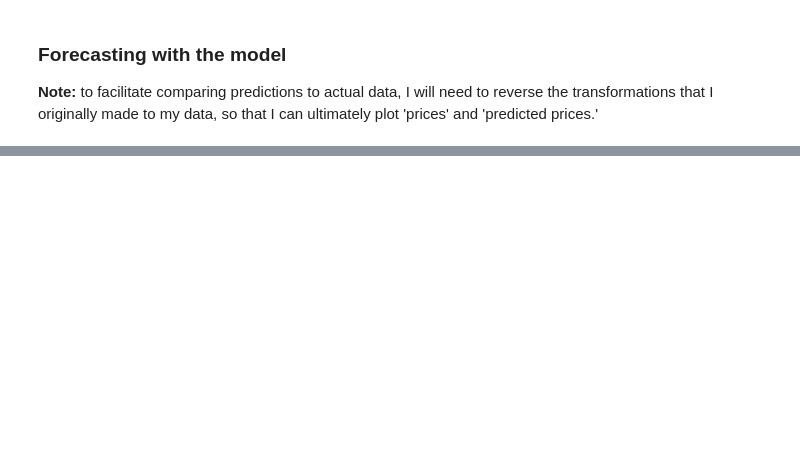
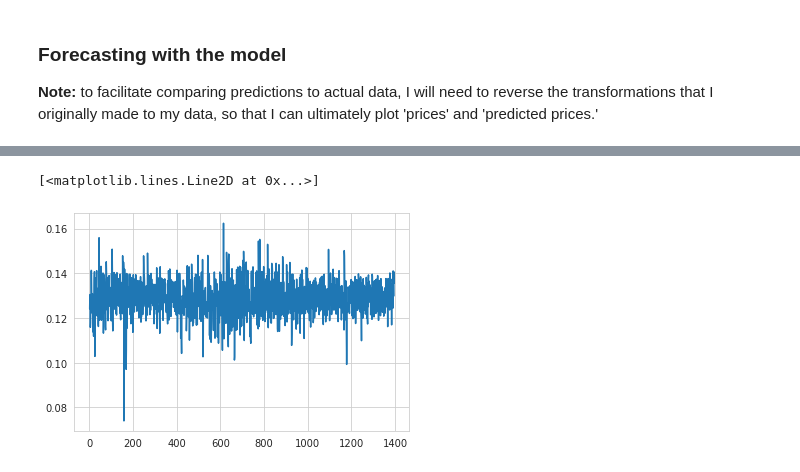
Before and after one commit to mattg12/Financial-Time-Series, a Jupyter notebook: code/Forecasting Futures Prices with LSTMs.ipynb, the cells around one changed output, grey strips where cells are left out. Saved outputs shown, nothing was run; the diff lists cells and outputs as text; code cells hidden in the pictures; blank space fills up the shorter version.

```diff
--- a/code/Forecasting Futures Prices with LSTMs.ipynb
+++ b/code/Forecasting Futures Prices with LSTMs.ipynb
@@ -252,0 +318,5 @@ yhat = model.predict(Xt, batch_size=1)
+# %%
+plt.plot(yhat)
+# %% [output]
+[<matplotlib.lines.Line2D at 0x...>]
+[figure, added]
```
Also changed, not shown: parts of 20 cells of this notebook.
